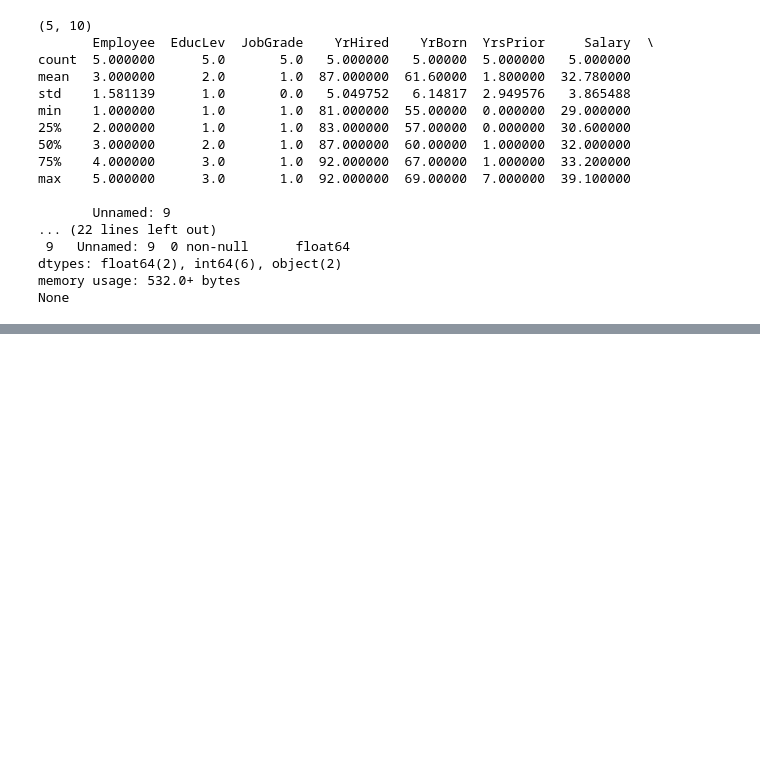
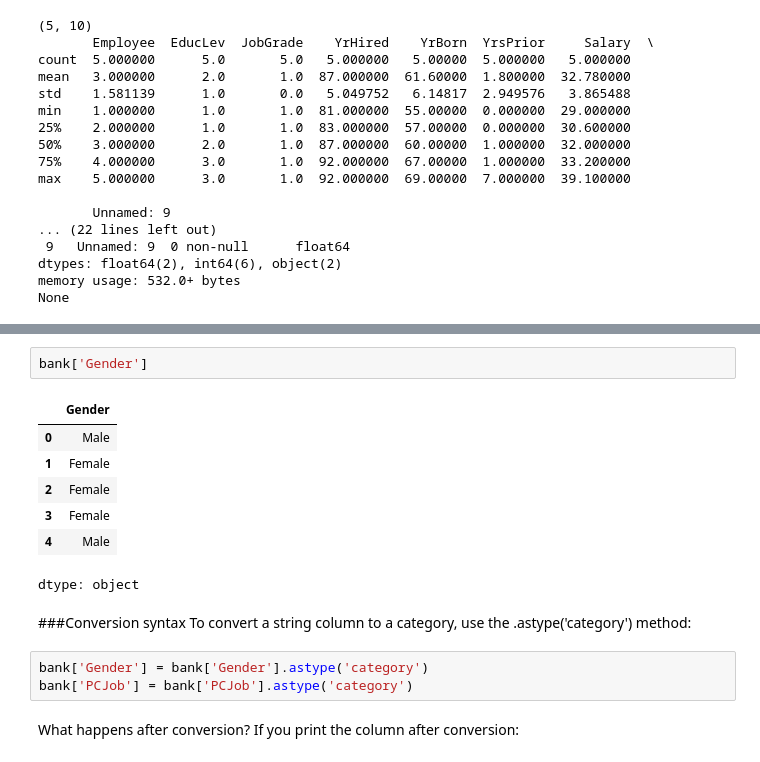
Before and after one commit to Aishaamalik/Data-Analysis-Intern, a Jupyter notebook: week_0.ipynb, the cells around one changed output, grey strips where cells are left out. Saved outputs shown, nothing was run; the diff lists cells and outputs as text; blank space fills up the shorter version.

```diff
--- a/week_0.ipynb
+++ b/week_0.ipynb
@@ -139,0 +167,19 @@ None
+# %%
+bank['Gender']
+# %% [output]
+|  | Gender |
+| 0 | Male |
+| 1 | Female |
+| 2 | Female |
+| 3 | Female |
+| 4 | Male |
+dtype: object
+# %% [markdown]
+###Conversion syntax
+To convert a string column to a category, use the .astype('category') method:
+# %%
+bank['Gender'] = bank['Gender'].astype('category')
+bank['PCJob'] = bank['PCJob'].astype('category')
+# %% [markdown]
+What happens after conversion?
+If you print the column after conversion:
```
Also changed, not shown: parts of 11 cells of this notebook.
